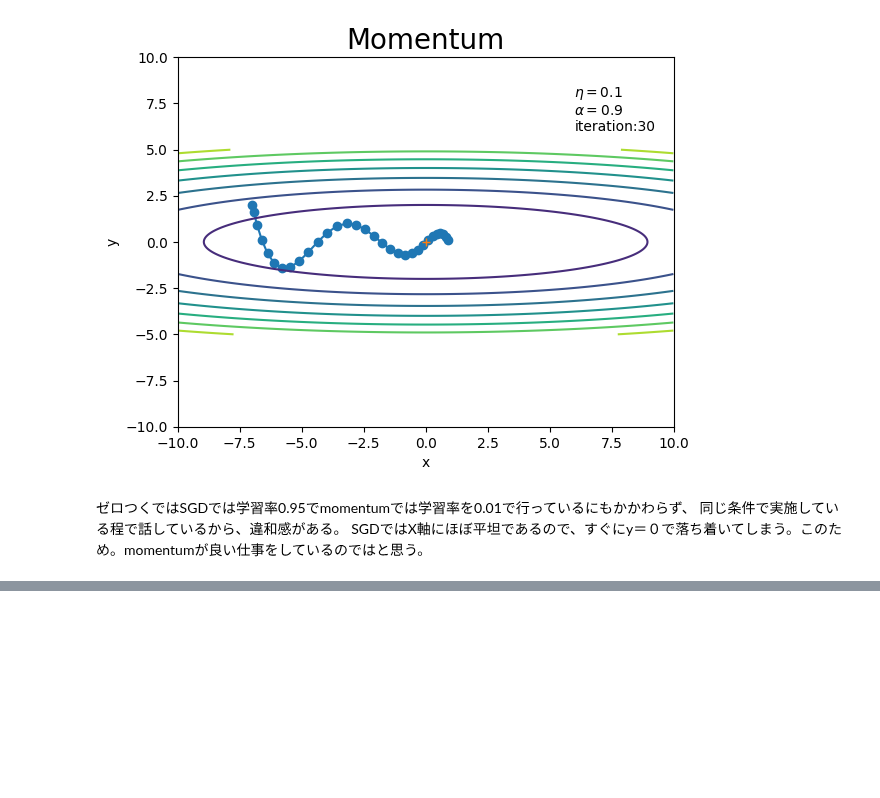
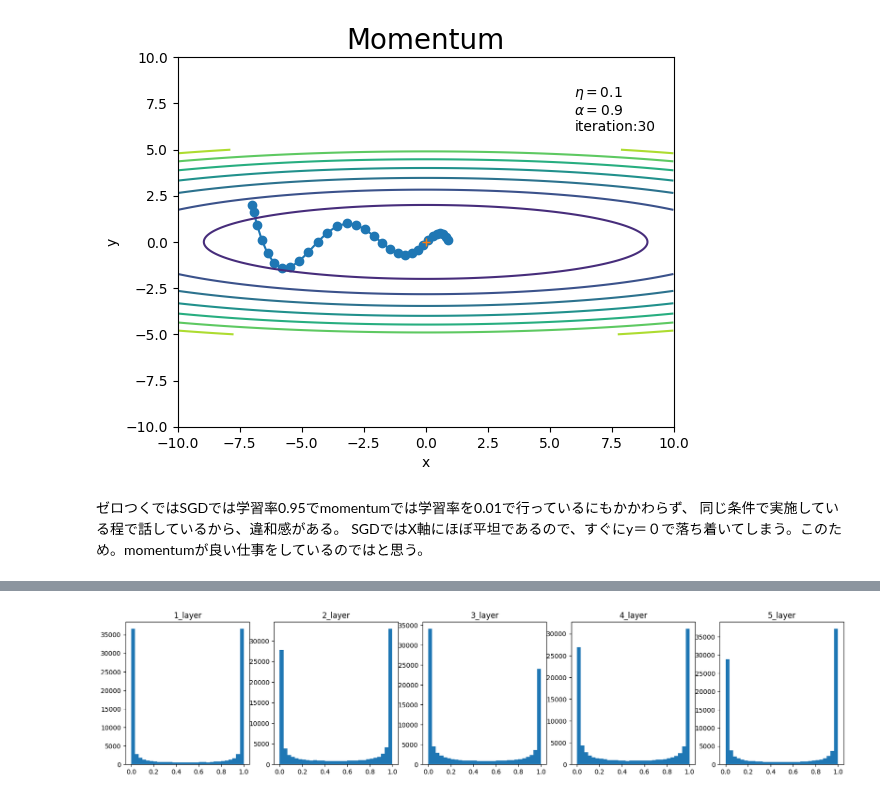
Before and after one commit to Masato-210831/For_study, a Jupyter notebook: Python_code/deep learning built from scratch/Chapter_6.ipynb, the cells around one changed output, grey strips where cells are left out. Saved outputs shown, nothing was run; the diff lists cells and outputs as text; code cells hidden in the pictures; blank space fills up the shorter version.

```diff
--- a/Python_code/deep learning built from scratch/Chapter_6.ipynb
+++ b/Python_code/deep learning built from scratch/Chapter_6.ipynb
@@ -207,0 +210,11 @@ SGDではX軸にほぼ平坦であるので、すぐにy＝０で落ち着いて
+# %%
+# 式(6.2)
+def f(x, y):
+    return x ** 2 / 20.0 + y ** 2
+
+# 式(6.2)の勾配(偏微分)
+def df(x, y):
+    # 偏微分
+    dx = x / 10.0 # df / dx
+    dy = 2.0 * y # df / dy
+    return dx, dy # (値を2つ出力！)
@@ -207,0 +288,27 @@ SGDではX軸にほぼ平坦であるので、すぐにy＝０で落ち着いて
+# %%
+def sigmoid(x):
+    return 1 / (1 + np.exp(-x))
+
+# N(1000, 100)のデータ
+x = np.random.randn(1000, 100)
+
+# 隠れ層のノードの数
+node_num = 100
+
+# 隠れ層の数
+hidden_layer_size = 5
+
+# アクティベーション格納リスト
+activations = {}
+
+#　順伝播
+weight_scale = 1
+for i in range(hidden_layer_size):
+    if i != 0:
+        x = activations[i - 1]
+
+    w = np.random.randn(node_num, node_num) * weight_scale
+
+    z = np.dot(x, w)
+    a = sigmoid(z)
+    activations[i] = a
@@ -207,0 +335,9 @@ SGDではX軸にほぼ平坦であるので、すぐにy＝０で落ち着いて
+# %%
+# ヒストグラムの描写
+plt.figure(figsize=(20, 4))
+for i, a in activations.items():
+    plt.subplot(1, len(activations), i+1)
+    plt.title(f"{i+1}_layer")
+    plt.hist(a.flatten(), 30, range=(0,1))
+# %% [output]
+[figure, added]
```
Also changed, not shown: parts of 22 cells of this notebook, 1 other file.
